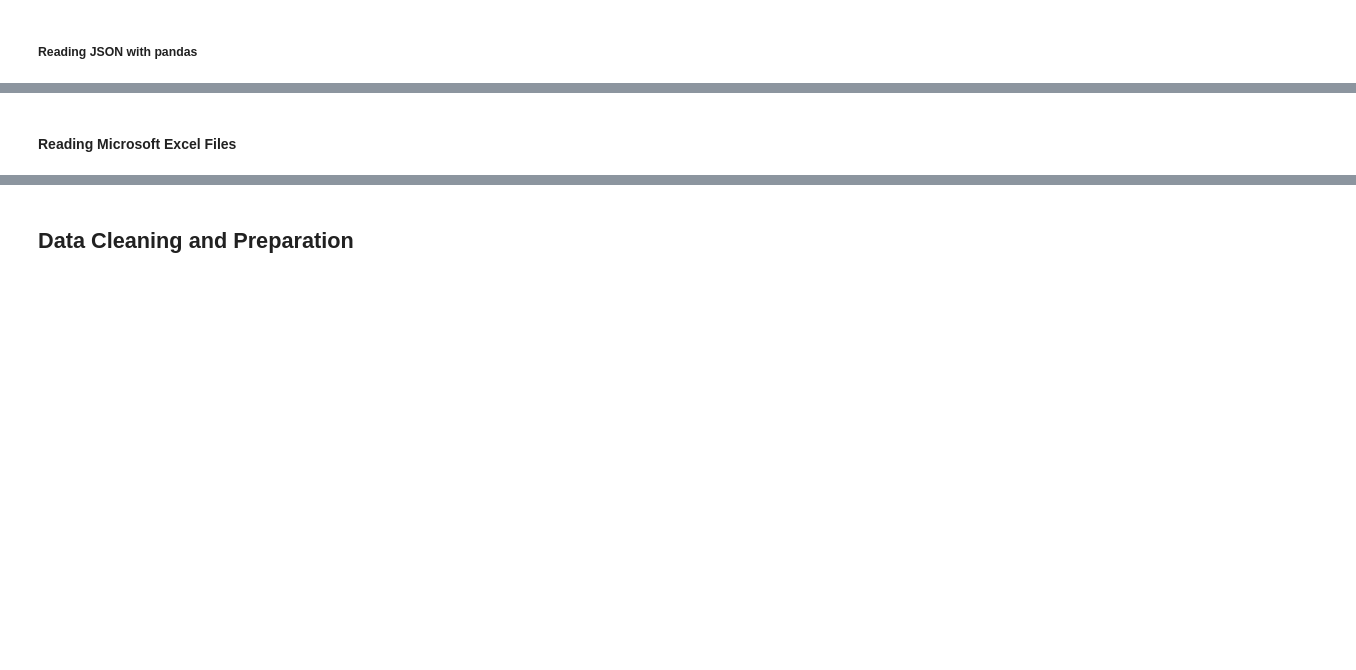
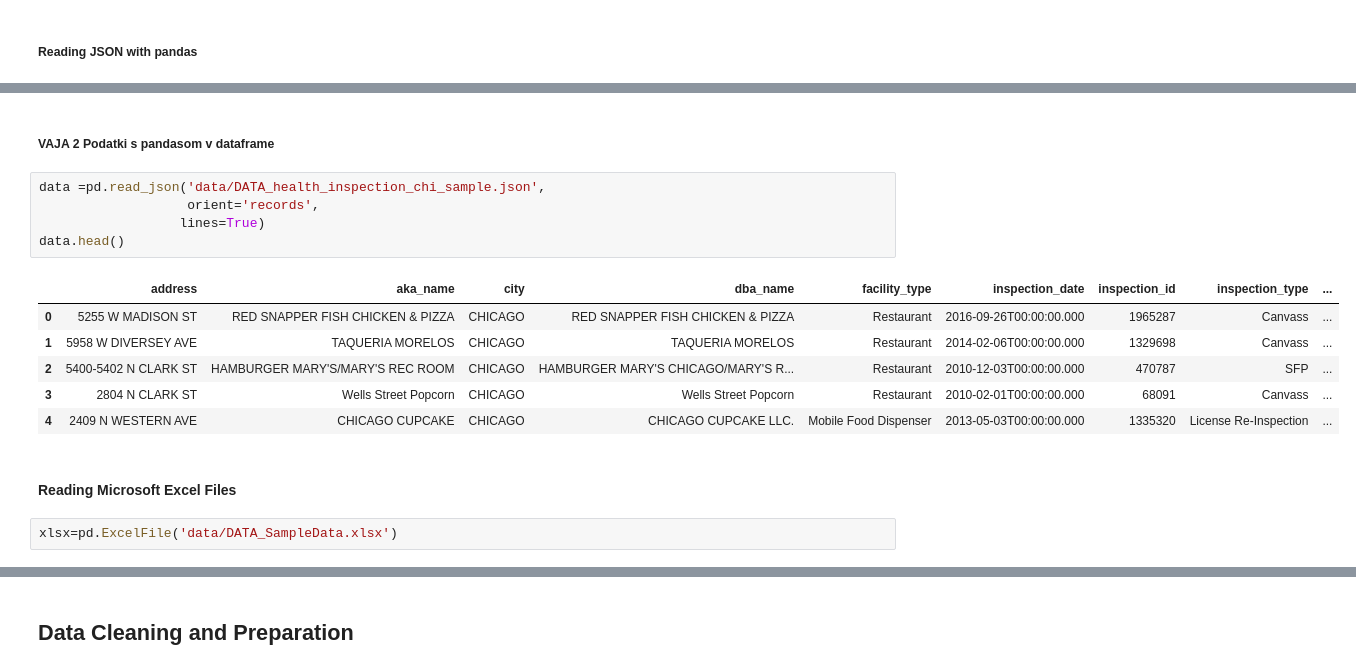
Before and after one commit to kujtimdauti/python_analitika, a Jupyter notebook: teden_04/04_teden_uvoz_in_priprava_podatkov_clean.ipynb, the cells around one changed output, grey strips where cells are left out. Saved outputs shown, nothing was run; the diff lists cells and outputs as text; blank space fills up the shorter version.

```diff
--- a/teden_04/04_teden_uvoz_in_priprava_podatkov_clean.ipynb
+++ b/teden_04/04_teden_uvoz_in_priprava_podatkov_clean.ipynb
@@ -404,2 +489,18 @@ obj = """
+# %% [markdown]
+##### VAJA 2 Podatki s pandasom v dataframe
+# %%
+data =pd.read_json('data/DATA_health_inspection_chi_sample.json',
+                   orient='records',
+                  lines=True)
+data.head()
+# %% [output]
+|  | address | aka_name | city | dba_name | facility_type | inspection_date | inspection_id | inspection_type | ... |
+| 0 | 5255 W MADISON ST | RED SNAPPER FISH CHICKEN & PIZZA | CHICAGO | RED SNAPPER FISH CHICKEN & PIZZA | Restaurant | 2016-09-26T00:00:00.000 | 1965287 | Canvass | ... |
+| 1 | 5958 W DIVERSEY AVE | TAQUERIA MORELOS | CHICAGO | TAQUERIA MORELOS | Restaurant | 2014-02-06T00:00:00.000 | 1329698 | Canvass | ... |
+| 2 | 5400-5402 N CLARK ST | HAMBURGER MARY'S/MARY'S REC ROOM | CHICAGO | HAMBURGER MARY'S CHICAGO/MARY'S R... | Restaurant | 2010-12-03T00:00:00.000 | 470787 | SFP | ... |
+| 3 | 2804 N CLARK ST | Wells Street Popcorn | CHICAGO | Wells Street Popcorn | Restaurant | 2010-02-01T00:00:00.000 | 68091 | Canvass | ... |
+| 4 | 2409 N WESTERN AVE | CHICAGO CUPCAKE | CHICAGO | CHICAGO CUPCAKE LLC. | Mobile Food Dispenser | 2013-05-03T00:00:00.000 | 1335320 | License Re-Inspection | ... |
 # %% [markdown]
 #### Reading Microsoft Excel Files
+# %%
+xlsx=pd.ExcelFile('data/DATA_SampleData.xlsx')
```
Also changed, not shown: parts of 97 cells of this notebook, 2 other files.
